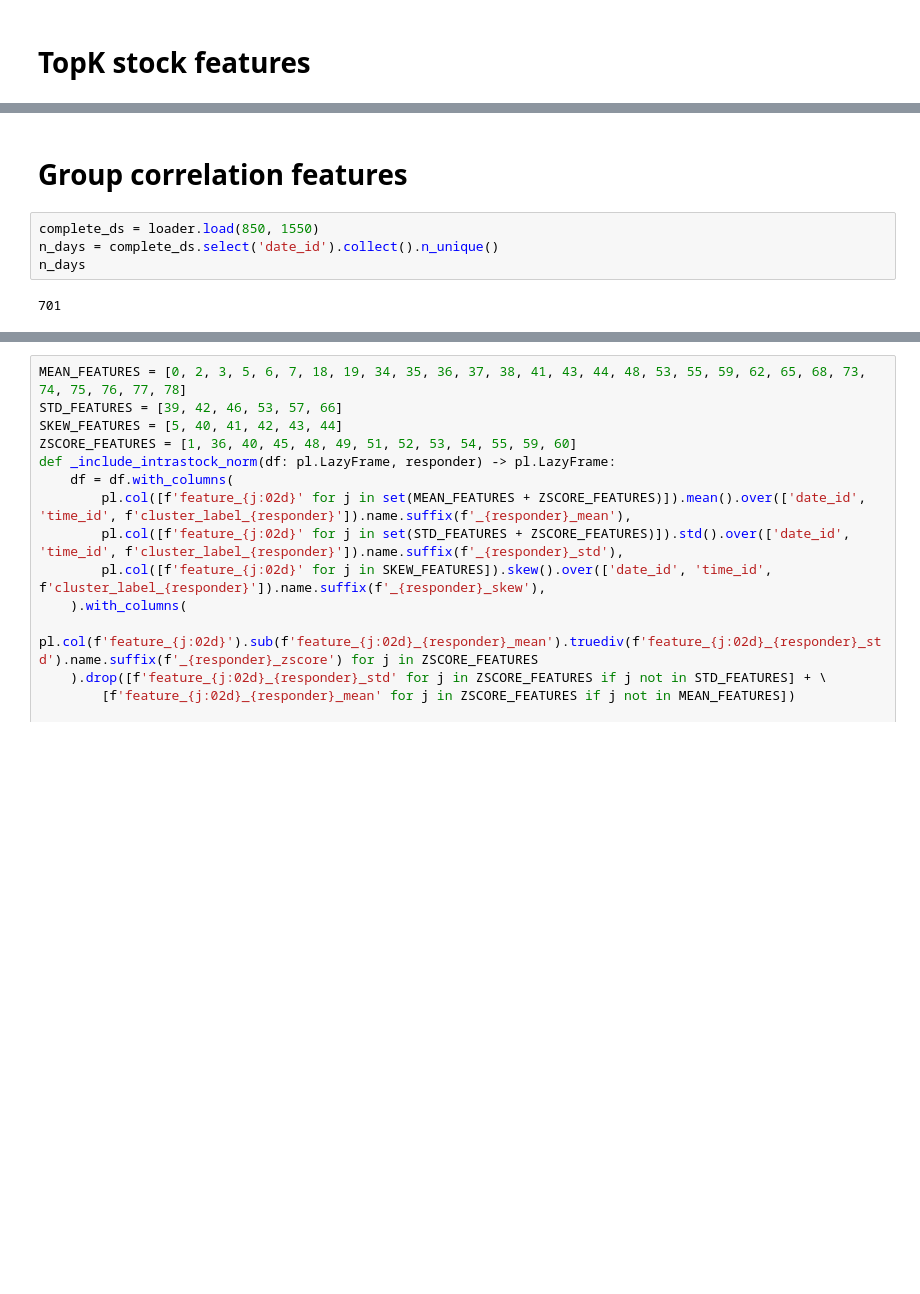
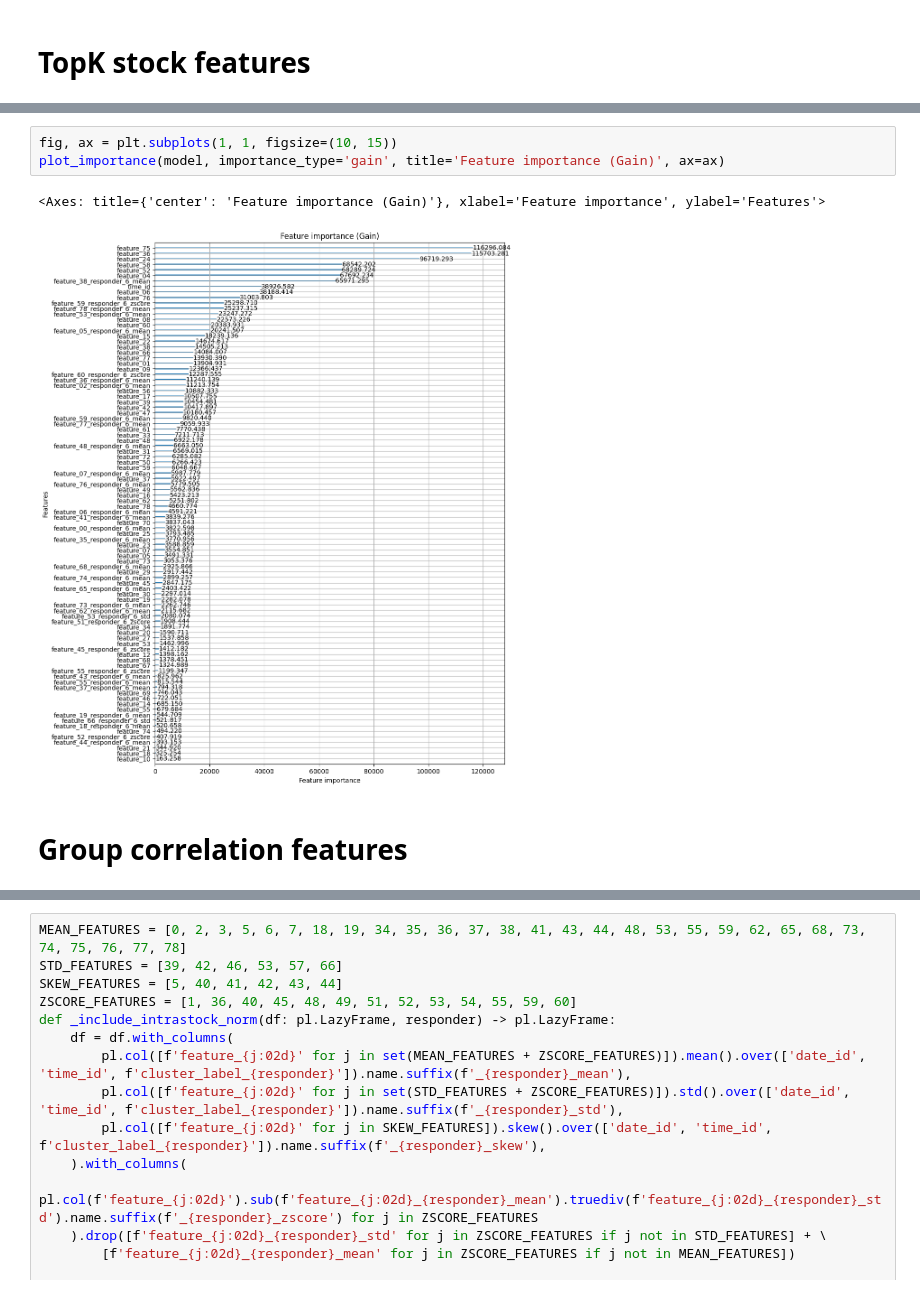
Before and after one commit to lorecampa/jane_street_forecasting, a Jupyter notebook: nbs/tree/features.ipynb, the cells around one changed output, grey strips where cells are left out. Cells and saved outputs as stored; diff of their text form; blank space fills up the shorter version.

```diff
--- a/nbs/tree/features.ipynb
+++ b/nbs/tree/features.ipynb
@@ -232,8 +299,8 @@ shape: (1, 3)
+# %%
+fig, ax = plt.subplots(1, 1, figsize=(10, 15))
+plot_importance(model, importance_type='gain', title='Feature importance (Gain)', ax=ax)
+# %% [output]
+<Axes: title={'center': 'Feature importance (Gain)'}, xlabel='Feature importance', ylabel='Features'>
+[figure, added]
 # %% [markdown]
 # Group correlation features
-# %%
-complete_ds = loader.load(850, 1550)
-n_days = complete_ds.select('date_id').collect().n_unique()
-n_days
-# %% [output]
-701
```
Also changed, not shown: parts of 29 cells of this notebook, 6 other files.
